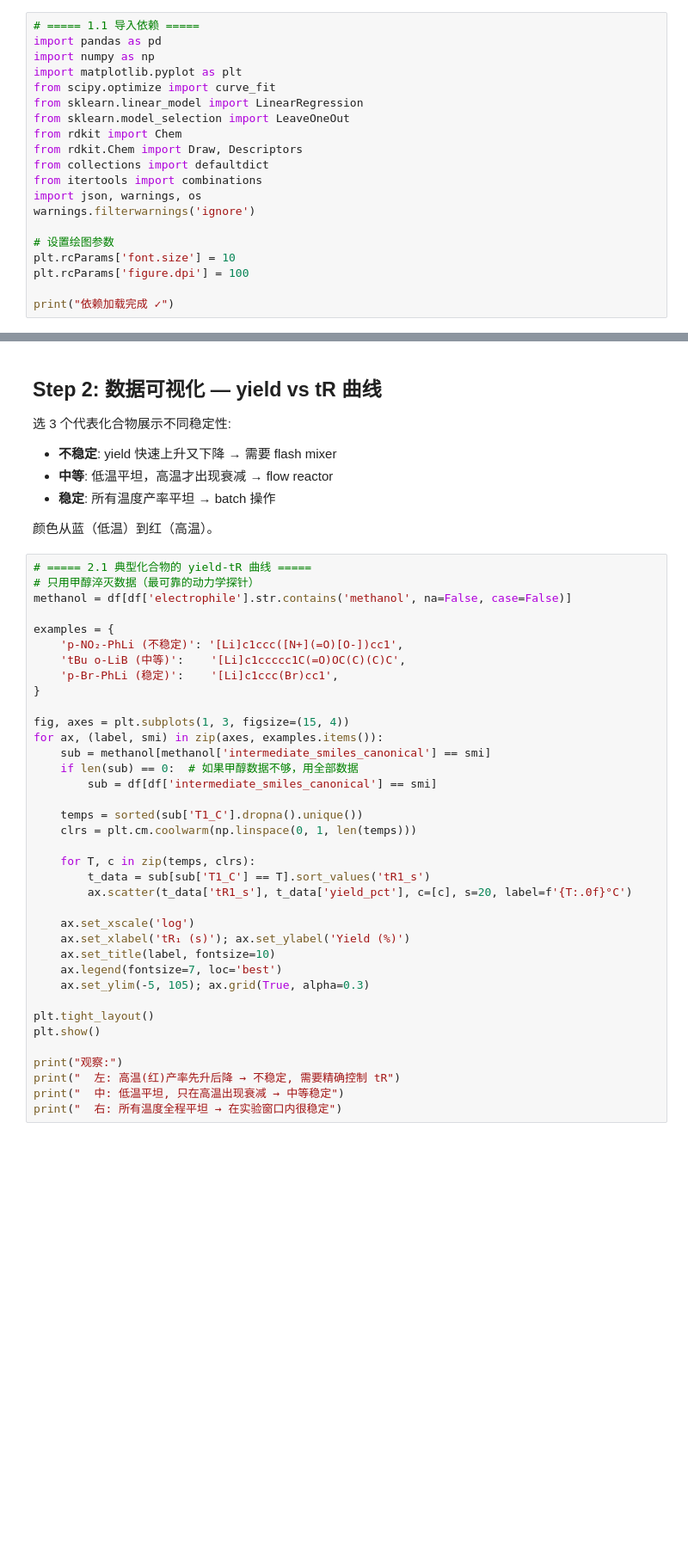
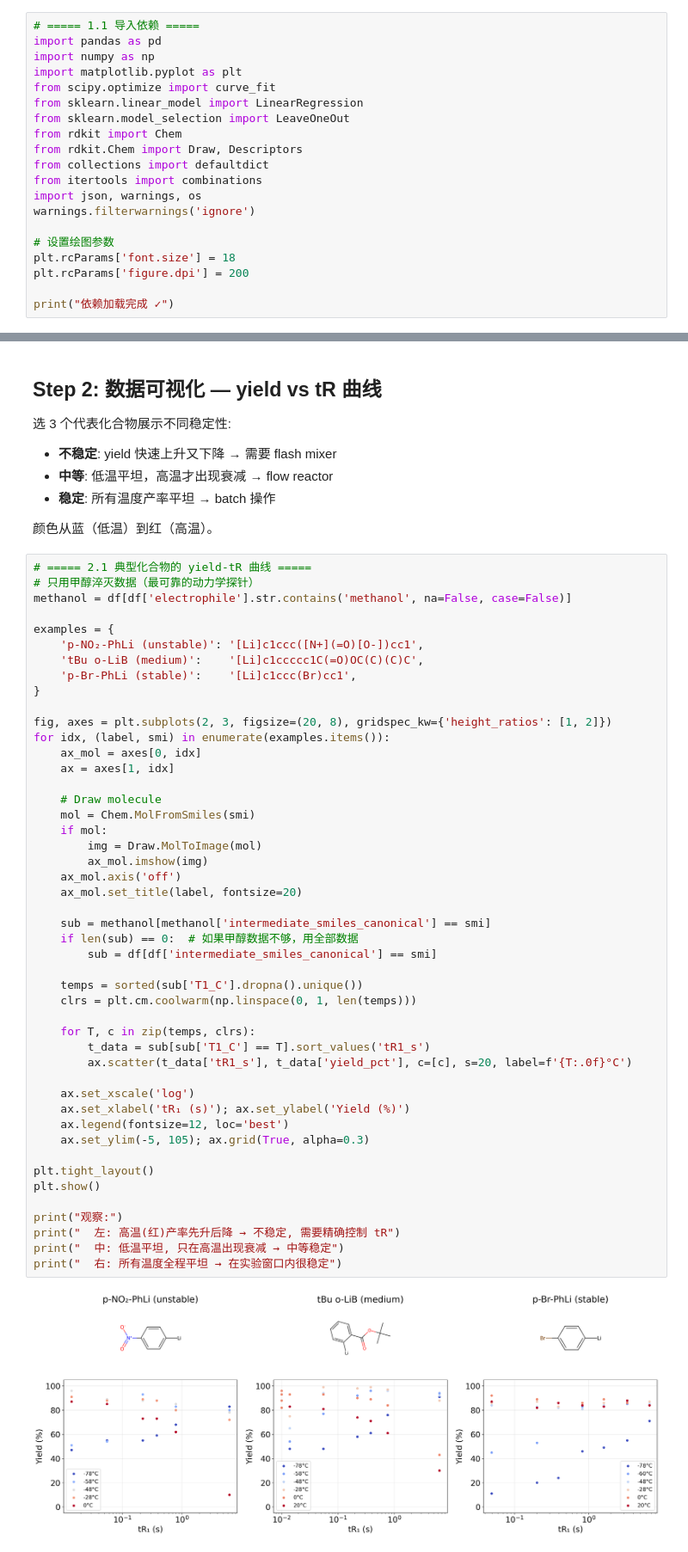
Before and after one commit to wzjeh/FlowFigTabMiner, a Jupyter notebook: data/ml_lifetime/organolithium_stability_tutorial.ipynb, the cells around one changed output, grey strips where cells are left out. Shown at 86% size. Cells and saved outputs as stored; diff of their text form; blank space fills up the shorter version.

```diff
--- a/data/ml_lifetime/organolithium_stability_tutorial.ipynb
+++ b/data/ml_lifetime/organolithium_stability_tutorial.ipynb
@@ -43,7 +43,7 @@ import json, warnings, os
 warnings.filterwarnings('ignore')
 
 # 设置绘图参数
-plt.rcParams['font.size'] = 10
-plt.rcParams['figure.dpi'] = 100
+plt.rcParams['font.size'] = 18
+plt.rcParams['figure.dpi'] = 200
 
 print("依赖加载完成 ✓")
@@ -94,37 +116,49 @@ print(df['intermediate_class'].value_counts())
 # %%
 # ===== 2.1 典型化合物的 yield-tR 曲线 =====
 # 只用甲醇淬灭数据（最可靠的动力学探针）
 methanol = df[df['electrophile'].str.contains('methanol', na=False, case=False)]
 
 examples = {
-    'p-NO₂-PhLi (不稳定)': '[Li]c1ccc([N+](=O)[O-])cc1',
-    'tBu o-LiB (中等)':    '[Li]c1ccccc1C(=O)OC(C)(C)C',
-    'p-Br-PhLi (稳定)':    '[Li]c1ccc(Br)cc1',
+    'p-NO₂-PhLi (unstable)': '[Li]c1ccc([N+](=O)[O-])cc1',
+    'tBu o-LiB (medium)':    '[Li]c1ccccc1C(=O)OC(C)(C)C',
+    'p-Br-PhLi (stable)':    '[Li]c1ccc(Br)cc1',
 }
 
-fig, axes = plt.subplots(1, 3, figsize=(15, 4))
-for ax, (label, smi) in zip(axes, examples.items()):
+fig, axes = plt.subplots(2, 3, figsize=(20, 8), gridspec_kw={'height_ratios': [1, 2]})
+for idx, (label, smi) in enumerate(examples.items()):
+    ax_mol = axes[0, idx]
+    ax = axes[1, idx]
+
+    # Draw molecule
+    mol = Chem.MolFromSmiles(smi)
+    if mol:
+        img = Draw.MolToImage(mol)
+        ax_mol.imshow(img)
+    ax_mol.axis('off')
+    ax_mol.set_title(label, fontsize=20)
+
     sub = methanol[methanol['intermediate_smiles_canonical'] == smi]
     if len(sub) == 0:  # 如果甲醇数据不够，用全部数据
         sub = df[df['intermediate_smiles_canonical'] == smi]
 
     temps = sorted(sub['T1_C'].dropna().unique())
     clrs = plt.cm.coolwarm(np.linspace(0, 1, len(temps)))
 
     for T, c in zip(temps, clrs):
         t_data = sub[sub['T1_C'] == T].sort_values('tR1_s')
         ax.scatter(t_data['tR1_s'], t_data['yield_pct'], c=[c], s=20, label=f'{T:.0f}°C')
 
     ax.set_xscale('log')
     ax.set_xlabel('tR₁ (s)'); ax.set_ylabel('Yield (%)')
-    ax.set_title(label, fontsize=10)
-    ax.legend(fontsize=7, loc='best')
+    ax.legend(fontsize=12, loc='best')
     ax.set_ylim(-5, 105); ax.grid(True, alpha=0.3)
 
 plt.tight_layout()
 plt.show()
 
 print("观察:")
 print("  左: 高温(红)产率先升后降 → 不稳定, 需要精确控制 tR")
 print("  中: 低温平坦, 只在高温出现衰减 → 中等稳定")
 print("  右: 所有温度全程平坦 → 在实验窗口内很稳定")
+# %% [output]
+[figure, added]
```
Also changed, not shown: parts of 24 cells of this notebook.
